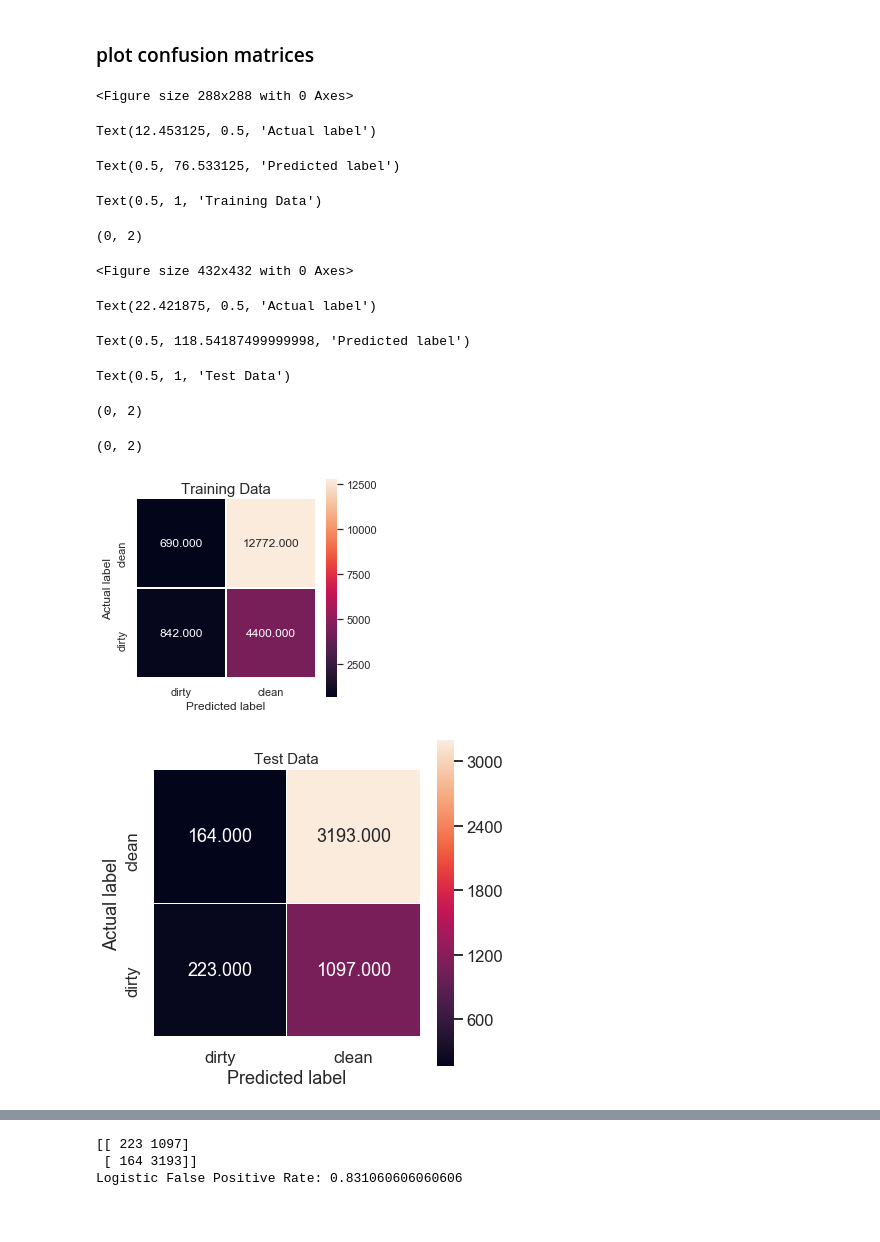
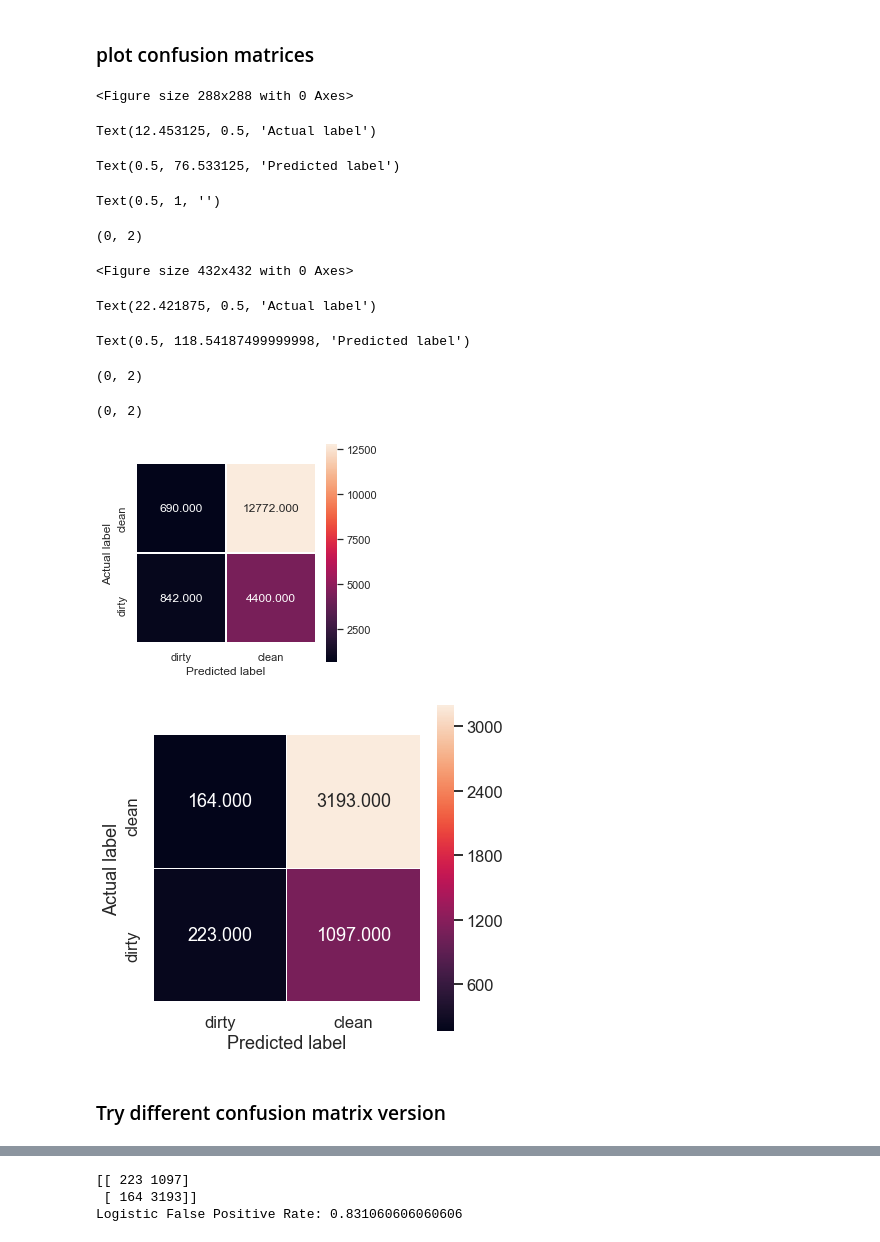
Before and after one commit to rbarryanwar/SafeEats, a Jupyter notebook: notebooks/3_HD_NY311_Hoods_Re_ReWorking.ipynb, the cells around one changed output, grey strips where cells are left out. Cells and saved outputs as stored; diff of their text form; code cells hidden in the pictures.

```diff
--- a/notebooks/3_HD_NY311_Hoods_Re_ReWorking.ipynb
+++ b/notebooks/3_HD_NY311_Hoods_Re_ReWorking.ipynb
@@ -106,14 +112,13 @@ data['Public housing (% of rental units)'] = data['Public housing (% of rental u
 dataforplots = data.copy()
 dataforplots.rename(columns = {'Cuisine_Reduced': "Cuisine Type"}, inplace=True)
 dataforplots.rename(columns = {'is_good_lastInsp': 'Clean?'}, inplace=True)
-dataforplots['Clean'] = np.where(dataforplots['is_good_lastInsp']==1,'yes','no')
 dataforplots.rename(columns = {'BORO': "Borough"}, inplace=True)
 dataforplots.rename(columns = {'Second_Last_Insp_Type': "Previous Inspection Type"}, inplace=True)
 dataforplots.rename(columns = {'num_years_active': "Age of restaurant"}, inplace=True)
 # %%
 with sns.axes_style("white"):
     sns.set(rc={'figure.figsize':(8,4)})
-    sns.countplot(x = dataforplots['Clean'], palette = 'husl')
+    sns.countplot(x = dataforplots['Clean?'], palette = 'husl')
     sns.despine()
 # %% [output]
 <matplotlib.axes._subplots.AxesSubplot at 0x...>
@@ -312,39 +326,39 @@ Outcome = ['dirty', 'clean'];
 cm = metrics.confusion_matrix(y_train, predictions_logistic_train_base);
 plt.figure(figsize=(4,4));
 g = sns.heatmap(cm, annot=True, fmt=".3f", linewidths=.5, square = True,
            xticklabels=Outcome,
            yticklabels=Outcome);
 plt.ylabel('Actual label');
 plt.xlabel('Predicted label');
-all_sample_title = 'Training Data';
-plt.title(all_sample_title, size = 15);
+plt.title('');
+#plt.title(all_sample_title, size = 15);
 g.set_ylim(0,2);
 #plt.savefig('Confusion_Matrix.png')
 
 sns.set_context('talk');
 cm = metrics.confusion_matrix(y_test, predictions_logistic_test_base);
 plt.figure(figsize=(6,6));
 g = sns.heatmap(cm, annot=True, fmt=".3f", linewidths=.5, square = True,
            xticklabels=Outcome,
            yticklabels=Outcome);
 plt.ylabel('Actual label');
 plt.xlabel('Predicted label');
-all_sample_title = 'Test Data';
-plt.title(all_sample_title, size = 15);
+#plt.title(all_sample_title, size = 15);
 g.set_ylim(0,2);
 g.set_xlim(0,2);
 plt.savefig('BaseModel_Confusion_Matrix.png')
 # %% [output]
 <Figure size 288x288 with 0 Axes>
 Text(12.453125, 0.5, 'Actual label')
 Text(0.5, 76.533125, 'Predicted label')
-Text(0.5, 1, 'Training Data')
+Text(0.5, 1, '')
 (0, 2)
 <Figure size 432x432 with 0 Axes>
 Text(22.421875, 0.5, 'Actual label')
 Text(0.5, 118.54187499999998, 'Predicted label')
-Text(0.5, 1, 'Test Data')
+(0, 2)
 (0, 2)
-(0, 2)
-[figure, old version]
+[figure, new version]
-[figure, old version]
+[figure, new version]
+# %% [markdown]
+### Try different confusion matrix version
```
Also changed, not shown: parts of 7 cells of this notebook, 6 other files.
